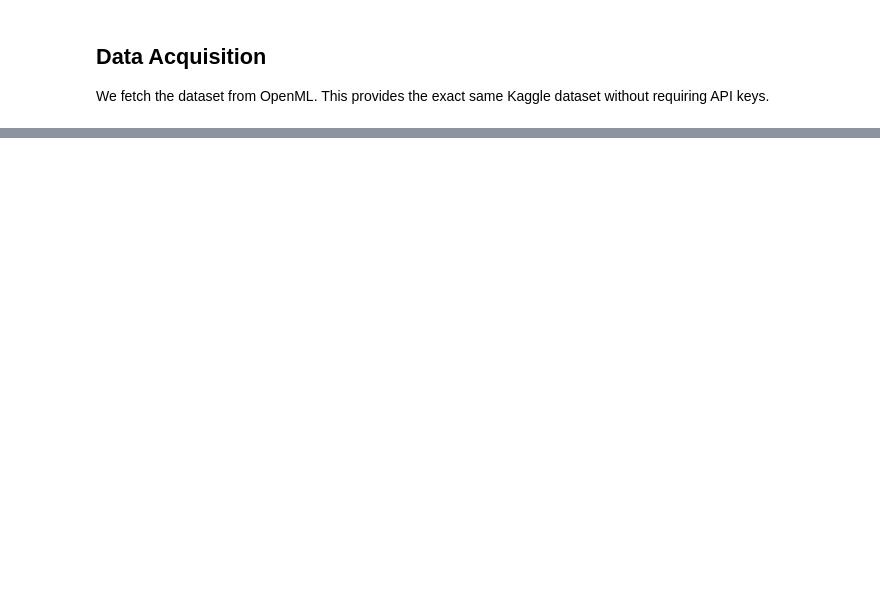
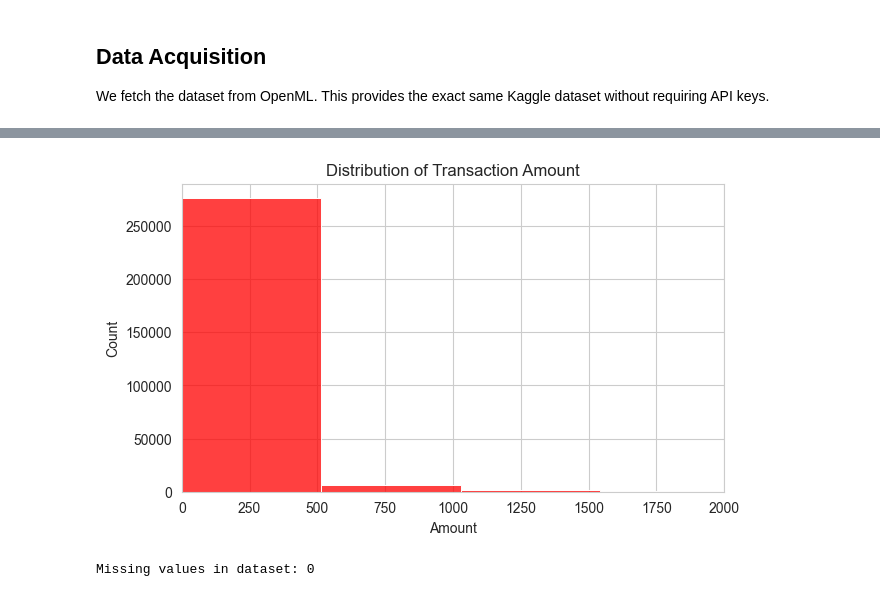
Before and after one commit to ifta-faisal/Credit_Card_Fraud_Detection, a Jupyter notebook: credit_card_fraud_detection.ipynb, the cells around one changed output, grey strips where cells are left out. Saved outputs shown, nothing was run; the diff lists cells and outputs as text; code cells hidden in the pictures; blank space fills up the shorter version.

```diff
--- a/credit_card_fraud_detection.ipynb
+++ b/credit_card_fraud_detection.ipynb
@@ -62,0 +82,15 @@ if df['Class'].dtype != 'int64' and df['Class'].dtype != 'int32':
+# %%
+# Amount distribution
+fig, ax = plt.subplots(1, 1, figsize=(7, 4))
+
+sns.histplot(df['Amount'], bins=50, color='r')
+plt.title('Distribution of Transaction Amount')
+plt.xlim([0, 2000]) # Zooming in as most amounts are small
+plt.show()
+# %% [output]
+[figure, added]
+# %%
+# Check for missing values
+print("Missing values in dataset:", df.isnull().sum().max())
+# %% [output]
+Missing values in dataset: 0
```
Also changed, not shown: parts of 9 cells of this notebook.
